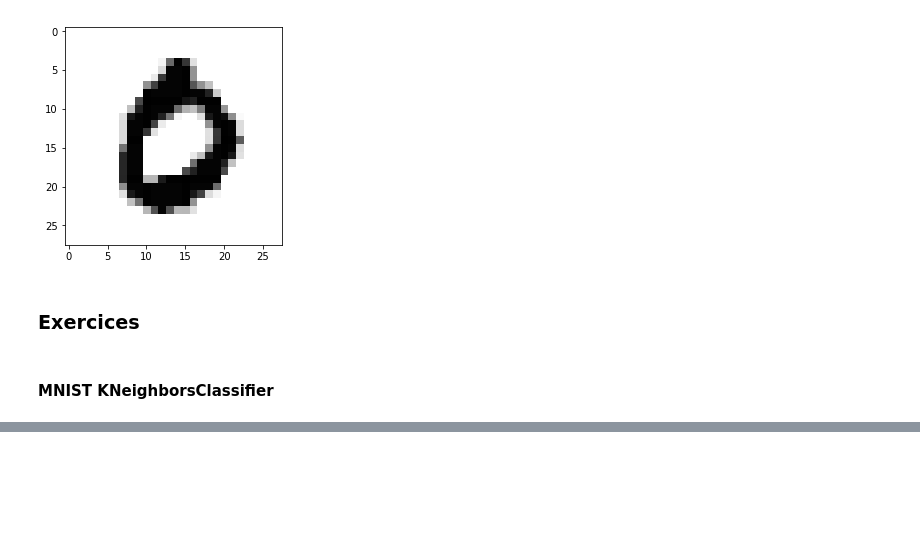
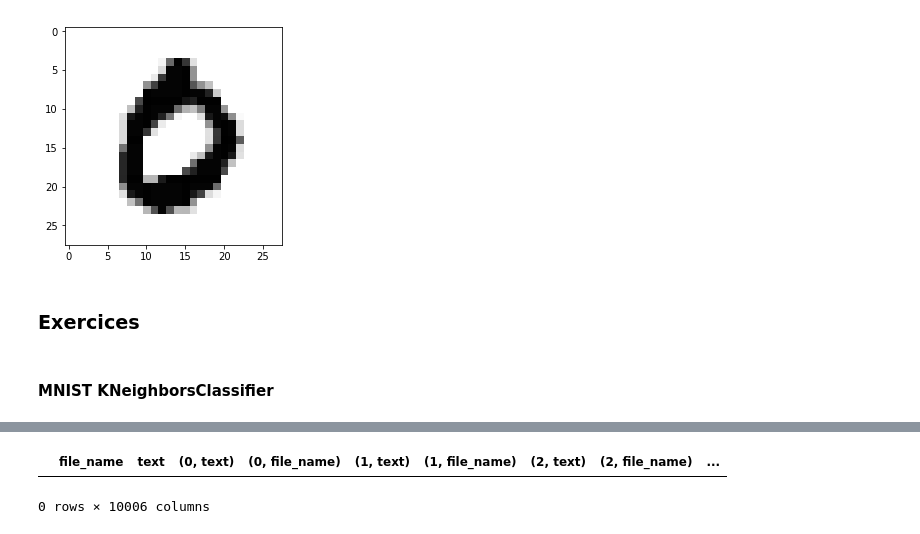
Before and after one commit to sebastienharinck/Courses, a Jupyter notebook: hands-on-machine-learning-with-scikit-learn-and-tensorflow/03_classification.ipynb, the cells around one changed output, grey strips where cells are left out. Saved outputs shown, nothing was run; the diff lists cells and outputs as text; code cells hidden in the pictures; blank space fills up the shorter version.

```diff
--- a/hands-on-machine-learning-with-scikit-learn-and-tensorflow/03_classification.ipynb
+++ b/hands-on-machine-learning-with-scikit-learn-and-tensorflow/03_classification.ipynb
@@ -485,0 +499,3 @@ extract(SPAM_PATH, DATASET_PATH)
+# %%
+files = os.listdir(HAM_NAME)
+files[0]
@@ -485,0 +508,3 @@ extract(SPAM_PATH, DATASET_PATH)
+# %%
+with open(os.path.join(HAM_NAME, files[0]), 'r') as f:
+    print(f.read())
@@ -485,0 +531,12 @@ extract(SPAM_PATH, DATASET_PATH)
+# %%
+df = pd.DataFrame(columns=['file_name', 'text'])
+# %%
+for row, file_name in enumerate(files):
+    df[row, 'file_name'] = file_name
+    with open(os.path.join(HAM_NAME, file_name), 'rb') as f:
+        df[row, 'text'] = f.read()
+# %%
+df.head()
+# %% [output]
+|  | file_name | text | (0, text) | (0, file_name) | (1, text) | (1, file_name) | (2, text) | (2, file_name) | ... |
+0 rows × 10006 columns
```
Also changed, not shown: parts of 33 cells of this notebook.
